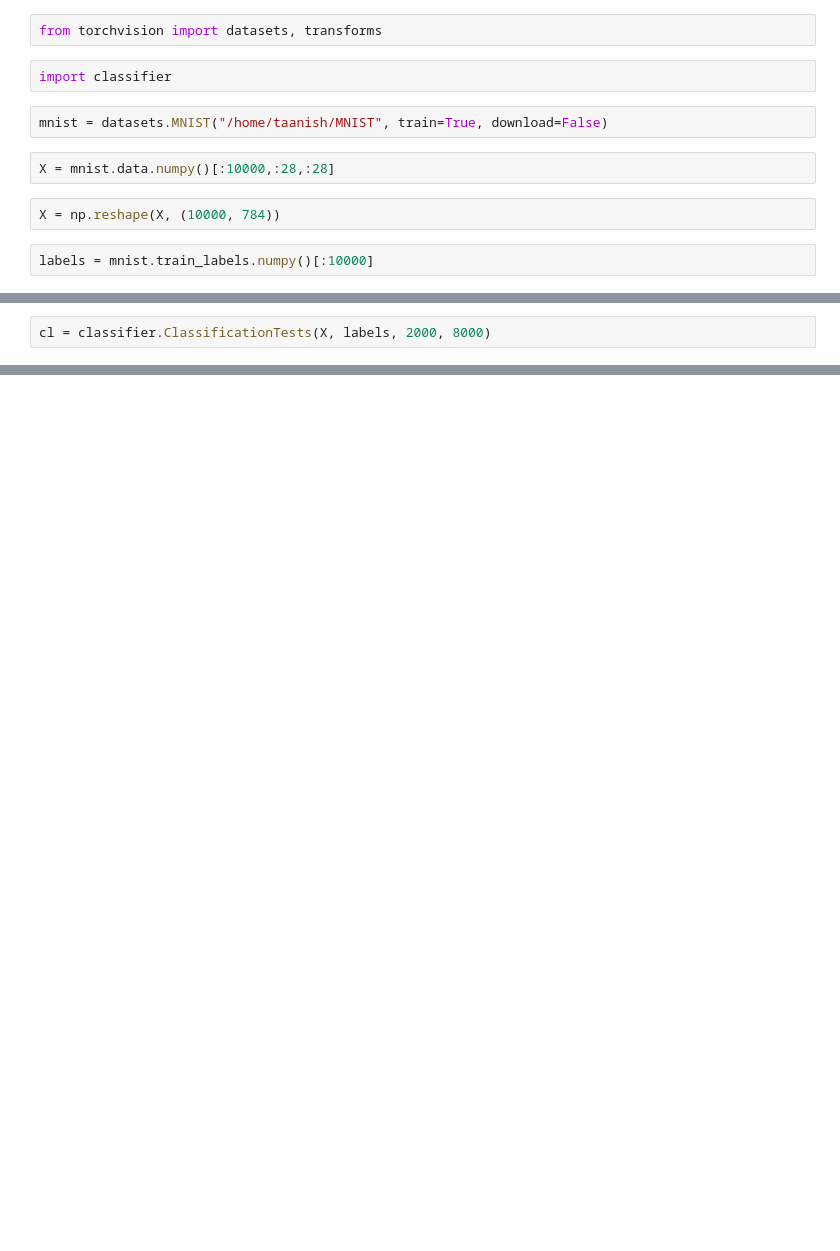
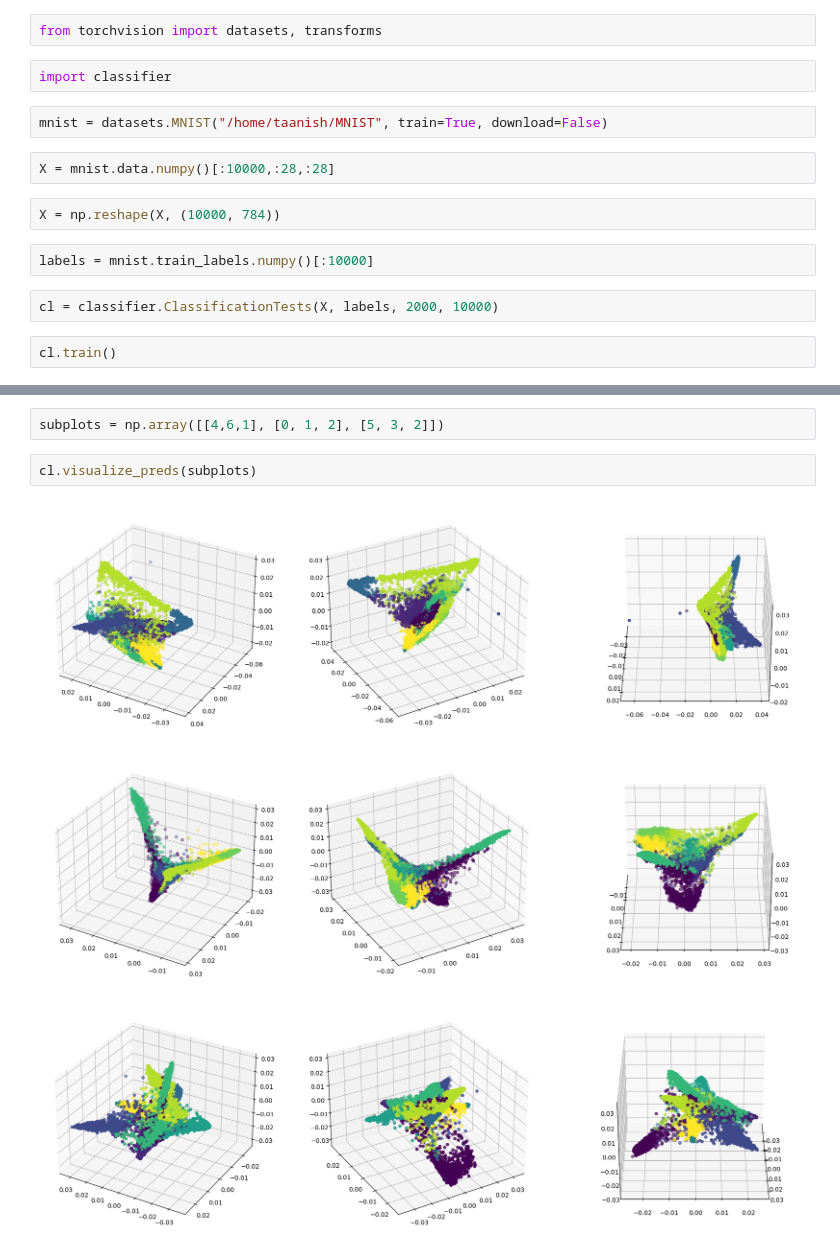
Before and after one commit to taanishr/trainer_library, a Jupyter notebook: trainer library.ipynb, the cells around one changed output, grey strips where cells are left out. Cells and saved outputs as stored; diff of their text form; blank space fills up the shorter version.

```diff
--- a/trainer library.ipynb
+++ b/trainer library.ipynb
@@ -31,3 +31,7 @@ X = mnist.data.numpy()[:10000,:28,:28]
 X = np.reshape(X, (10000, 784))
 # %%
 labels = mnist.train_labels.numpy()[:10000]
+# %%
+cl = classifier.ClassificationTests(X, labels, 2000, 10000)
+# %%
+cl.train()
@@ -42,2 +43,0 @@ print(labels.shape)
-# %%
-cl = classifier.ClassificationTests(X, labels, 2000, 8000)
@@ -60,3 +77,11 @@ not reaching the requested tolerance 1e-08.
+# %%
+subplots = np.array([[4,6,1], [0, 1, 2], [5, 3, 2]])
+# %%
+cl.visualize_preds(subplots)
+# %% [output]
+[figure, added]
+[figure, added]
+[figure, added]
 # %%
 score
 # %% [output]
```
Also changed, not shown: parts of 28 cells of this notebook, 5 other files.
